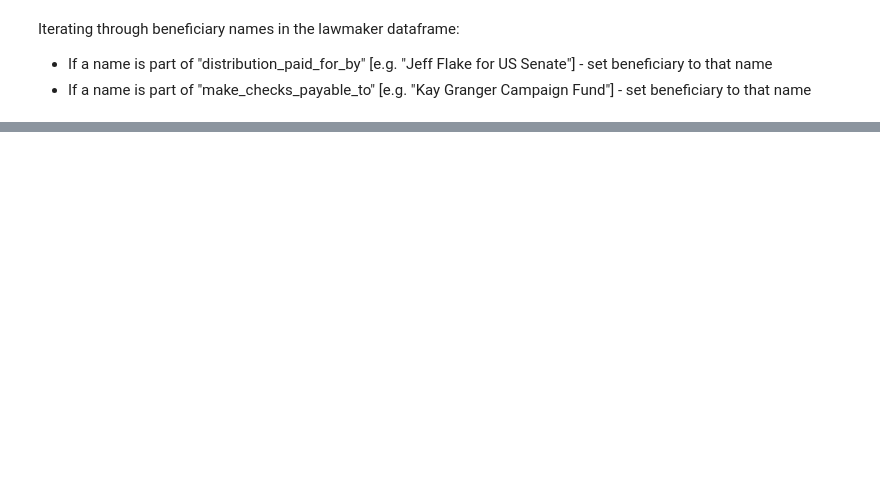
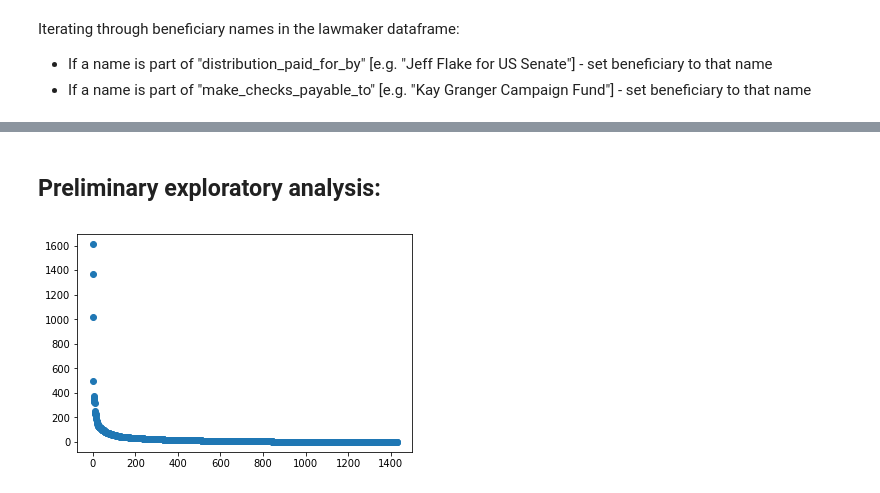
Before and after one commit to shoshievass/LobbyNetworks, a Jupyter notebook: readData.ipynb, the cells around one changed output, grey strips where cells are left out. Cells and saved outputs as stored; diff of their text form; code cells hidden in the pictures; blank space fills up the shorter version.

Commit message:
added general analysis of data & better dataset for Events

```diff
--- a/readData.ipynb
+++ b/readData.ipynb
@@ -37,0 +41,4 @@ def createDataFrame(file):
+# %%
+#new data frame
+dfEvents2=createDataFrame('events2.json')
+dfEvents2
@@ -387,0 +373,2 @@ for i in range(len(dfEvent)):
+# %% [markdown]
+## Preliminary exploratory analysis:
@@ -387,0 +377,13 @@ for i in range(len(dfEvent)):
+# %%
+def get_count_serie(field):
+    ser=dfEvents2[field]
+    ser=ser.value_counts()
+    ser.index=range(len(ser))
+    return ser
+# %%
+ben=get_count_serie('beneficiaries_id')
+#print(ben)
+plt.scatter(ben.index, ben.values)
+plt.show()
+# %% [output]
+[figure, added]
```
Also changed, not shown: parts of 32 cells of this notebook, 2 other files.
